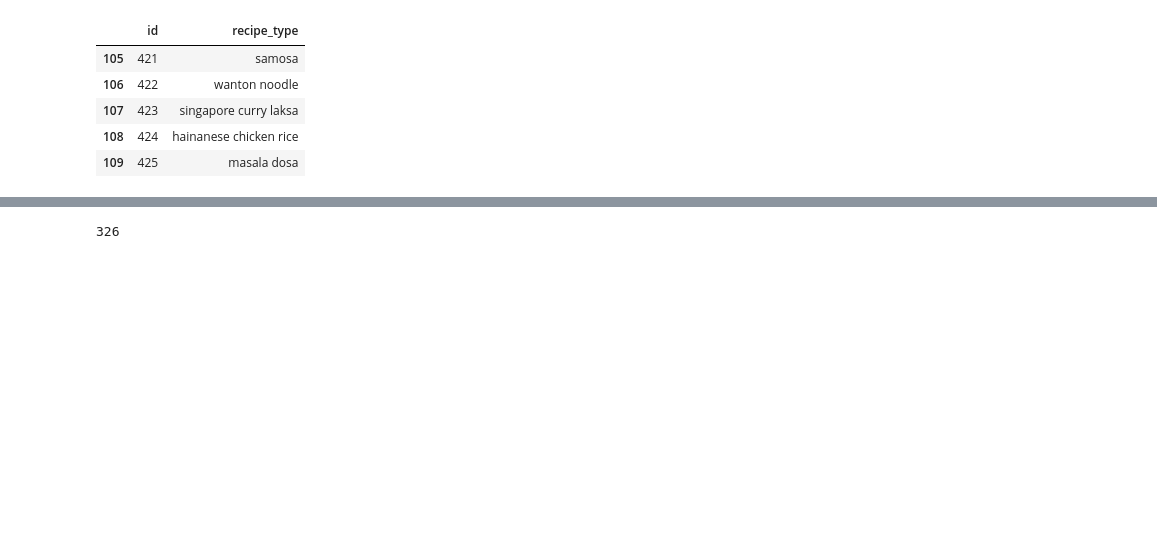
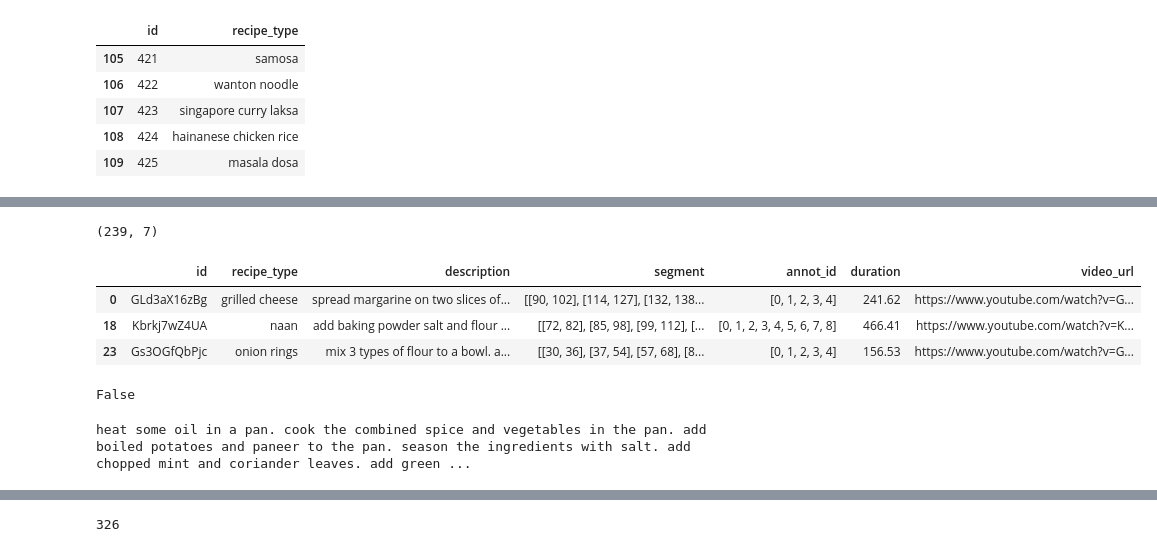
Before and after one commit to h2osk/AI, a Jupyter notebook: recipe_analysis/annotations_analysis.ipynb, the cells around one changed output, grey strips where cells are left out. Saved outputs shown, nothing was run; the diff lists cells and outputs as text; code cells hidden in the pictures; blank space fills up the shorter version.

```diff
--- a/recipe_analysis/annotations_analysis.ipynb
+++ b/recipe_analysis/annotations_analysis.ipynb
@@ -45,0 +73,12 @@ df.shape
+# %%
+select_recipe_df = df.query('recipe_type ==@select_recipes')
+select_recipe_df.shape
+# %% [output]
+(239, 7)
+# %%
+select_recipe_df.head(3)
+# %% [output]
+|  | id | recipe_type | description | segment | annot_id | duration | video_url |
+| 0 | GLd3aX16zBg | grilled cheese | spread margarine on two slices of... | [[90, 102], [114, 127], [132, 138... | [0, 1, 2, 3, 4] | 241.62 | https://www.youtube.com/watch?v=G... |
+| 18 | Kbrkj7wZ4UA | naan | add baking powder salt and flour ... | [[72, 82], [85, 98], [99, 112], [... | [0, 1, 2, 3, 4, 5, 6, 7, 8] | 466.41 | https://www.youtube.com/watch?v=K... |
+| 23 | Gs3OGfQbPjc | onion rings | mix 3 types of flour to a bowl. a... | [[30, 36], [37, 54], [57, 68], [8... | [0, 1, 2, 3, 4] | 156.53 | https://www.youtube.com/watch?v=G... |
@@ -45,0 +89,8 @@ df.shape
+# %%
+'margarine' in food_items #India food items like biryani, dosa, samosa etc are not found in corpus
+# %% [output]
+False
+# %%
+print(select_recipe_df.query("recipe_type=='vegetable biryani'")['description'].tolist()[1])
+# %% [output]
+heat some oil in a pan. cook the combined spice and vegetables in the pan. add boiled potatoes and paneer to the pan. season the ingredients with salt. add chopped mint and coriander leaves. add green ...
```
Also changed, not shown: parts of 25 cells of this notebook, 3 other files.
